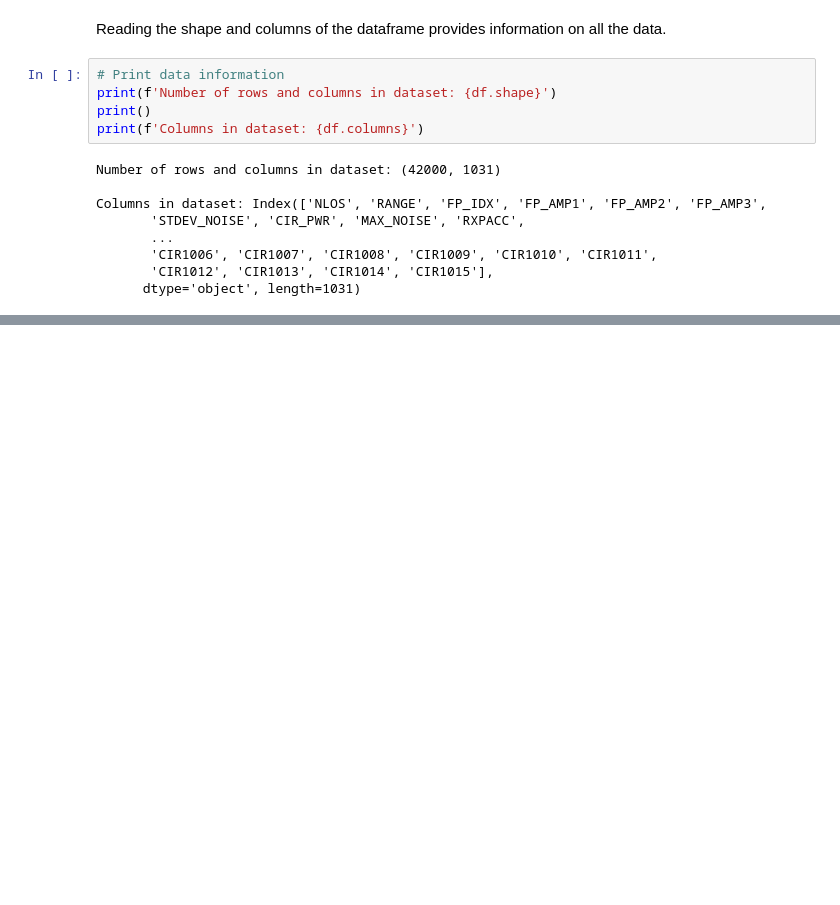
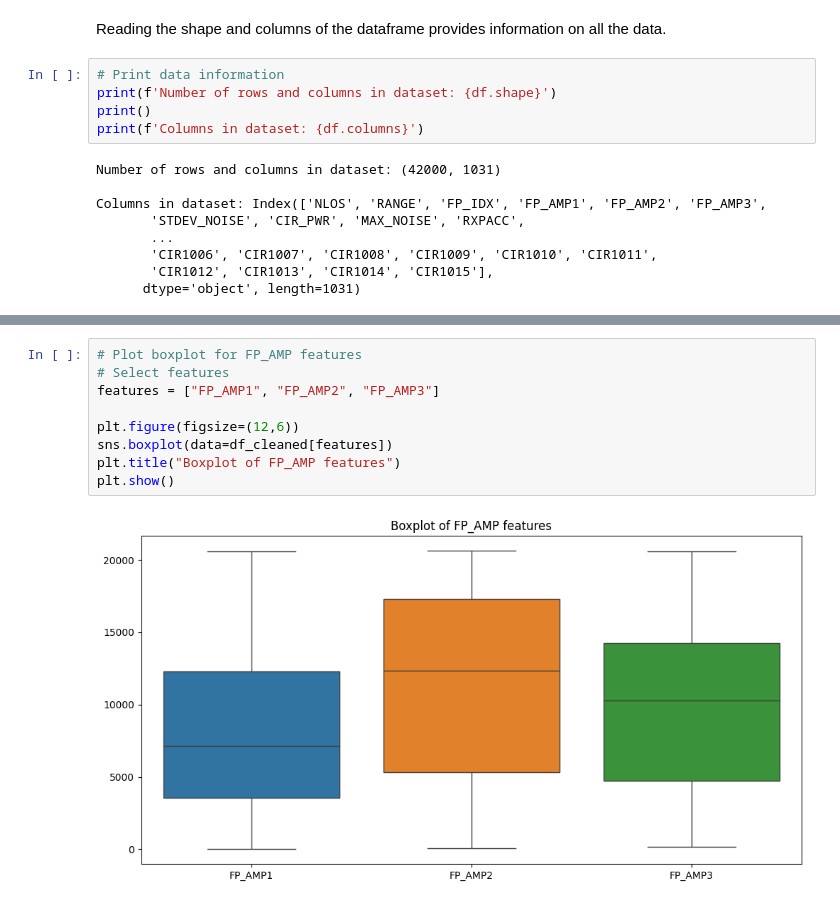
Before and after one commit to janaveniice/UoG-DA_Group17, a Jupyter notebook: distance-estimator-model/model.ipynb, the cells around one changed output, grey strips where cells are left out. Saved outputs shown, nothing was run; the diff lists cells and outputs as text; blank space fills up the shorter version.

```diff
--- a/distance-estimator-model/model.ipynb
+++ b/distance-estimator-model/model.ipynb
@@ -62,0 +118,11 @@ We used boxplot to visualize the distribution of data on the selected features a
+# %%
+# Plot boxplot for FP_AMP features
+# Select features
+features = ["FP_AMP1", "FP_AMP2", "FP_AMP3"]
+
+plt.figure(figsize=(12,6))
+sns.boxplot(data=df_cleaned[features])
+plt.title("Boxplot of FP_AMP features")
+plt.show()
+# %% [output]
+[figure, added]
```
Also changed, not shown: parts of 35 cells of this notebook.
